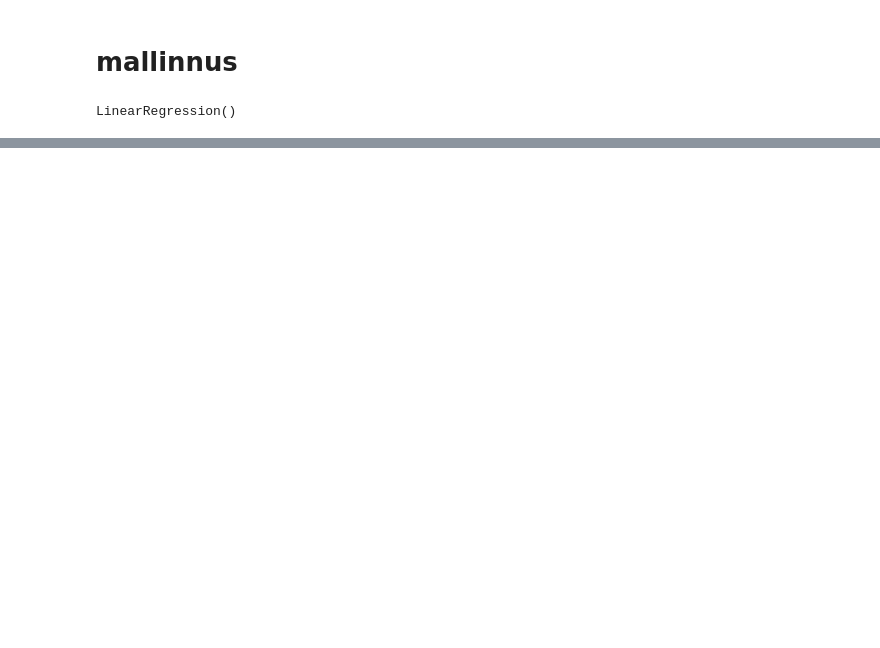
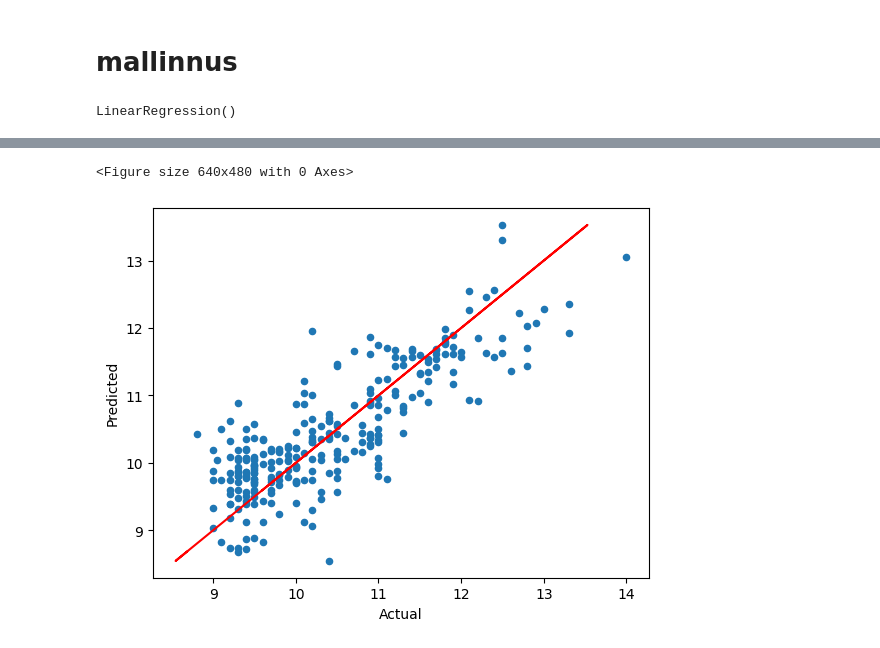
Before and after one commit to juskui/linereg, a Jupyter notebook: wine_linreg.ipynb, the cells around one changed output, grey strips where cells are left out. Saved outputs shown, nothing was run; the diff lists cells and outputs as text; code cells hidden in the pictures; blank space fills up the shorter version.

```diff
--- a/wine_linreg.ipynb
+++ b/wine_linreg.ipynb
@@ -149,6 +140,5 @@ print(df2.shape)
 # %%
-#df2 = pd.concat([y_test.reset_index(drop=True), pd.Series(y_pred), pd.Series(y_test.reset_index(drop=True) - y_pred)], axis=1)
-df2 = pd.concat([Y, pd.Series(y_pred), pd.Series(Y-y_pred)], axis=1)
-df2.columns = df.columns()
+df2 = pd.concat([y_test.reset_index(drop=True), pd.Series(y_pred), pd.Series(y_test.reset_index(drop=True) - y_pred)], axis=1)
+df2.columns = ['Actual', 'Predicted', 'Residual']
 df2
 # %% [output]
@@ -155,0 +158,8 @@ ValueError: operands could not be broadcast together with shapes (1359,) (272,)
+# %%
+plt.figure()
+df2.plot.scatter(x='Actual', y='Predicted')
+plt.plot(y_pred, y_pred, color='red')
+plt.show()
+# %% [output]
+<Figure size 640x480 with 0 Axes>
+[figure, added]
```
Also changed, not shown: parts of 15 cells of this notebook, 1 other file.
